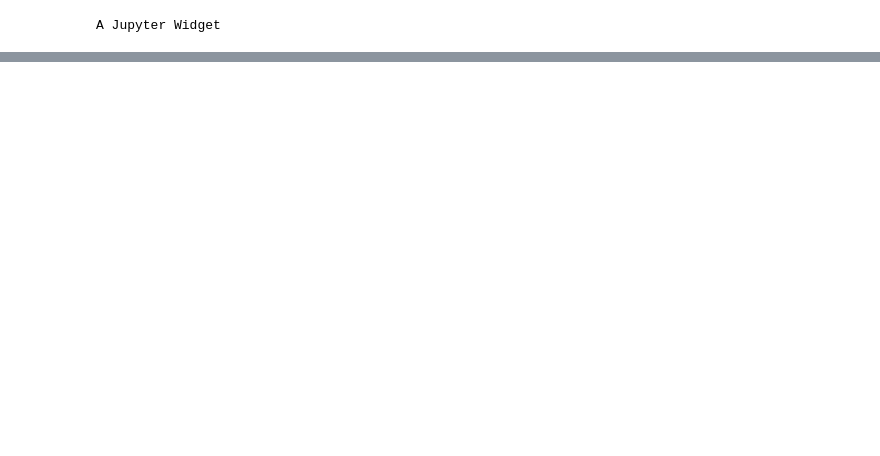
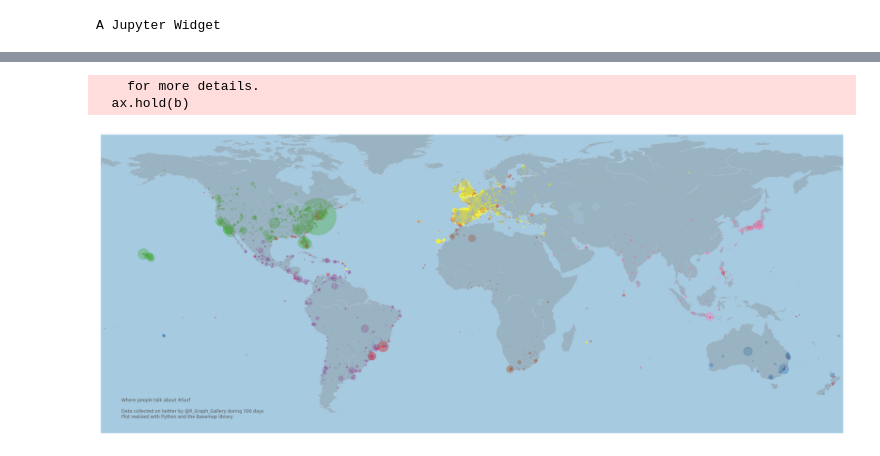
Before and after one commit to apopopopo/awesome_project, a Jupyter notebook: app.ipynb, the cells around one changed output, grey strips where cells are left out. Drawn from its saved outputs; the diff is of its cells as text; code cells hidden in the pictures; blank space fills up the shorter version.

```diff
--- a/app.ipynb
+++ b/app.ipynb
@@ -20,8 +20,8 @@ df.head()
 | 3 | 276 | 10001 | DOTHAN | AL | SOUTHEAST ALABAMA MEDICAL CENTER | Government | ... |
 | 4 | 368 | 10001 | DOTHAN | AL | SOUTHEAST ALABAMA MEDICAL CENTER | Government | ... |
 # %%
-# states = df.groupby('Provider State').mean().sort_values(by=['Cost'], ascending=False).index
-# sns.barplot(x='Provider State', y='Cost', data=df, order=states)
-# sns.set(rc={'figure.figsize':(100,150)}, font_scale=7)
-# plt.savefig('state_cost.png')
-# plt.show()
+states = df.groupby('Provider State').mean().sort_values(by=['Cost'], ascending=False).index
+sns.barplot(x='Provider State', y='Cost', data=df, order=states)
+sns.set(rc={'figure.figsize':(100,150)}, font_scale=7)
+plt.savefig('state_cost.png')
+plt.show()
@@ -127,0 +215,36 @@ A Jupyter Widget
+# %%
+# Libraries
+import pandas as pd
+from mpl_toolkits.basemap import Basemap
+import matplotlib.pyplot as plt
+
+# Set the dimension of the figure
+my_dpi=96
+plt.figure(figsize=(2600/my_dpi, 1800/my_dpi), dpi=my_dpi)
+
+# read the data (on the web)
+data = pd.read_csv('http://python-graph-gallery.com/wp-content/uploads/TweetSurfData.csv', sep=";")
+
+# Make the background map
+m=Basemap(llcrnrlon=-180, llcrnrlat=-65,urcrnrlon=180,urcrnrlat=80)
+m.drawmapboundary(fill_color='#A6CAE0', linewidth=0)
+m.fillcontinents(color='grey', alpha=0.3)
+m.drawcoastlines(linewidth=0.1, color="white")
+
+# prepare a color for each point depending on the continent.
+data['labels_enc'] = pd.factorize(data['homecontinent'])[0]
+
+# Add a point per position
+m.scatter(data['homelon'], data['homelat'], s=data['n']/6, alpha=0.4, c=data['labels_enc'], cmap="Set1")
+
+# copyright and source data info
+plt.text( -170, -58,'Where people talk about #Surf\n\nData collected on twitter by @R_Graph_Gallery during 300 days\nPlot realized with Python and the Basemap library', ha='left', va='bottom', size=9, color='#555555' )
+
+# Save as png
+# plt.savefig('#315_Tweet_Surf_Bubble_map1.png', bbox_inches='tight')
+
+plt.show()
+# %% [output]
+    for more details.
+  ax.hold(b)
+[figure, added]
```
Also changed, not shown: parts of 5 cells of this notebook, 2 other files.
